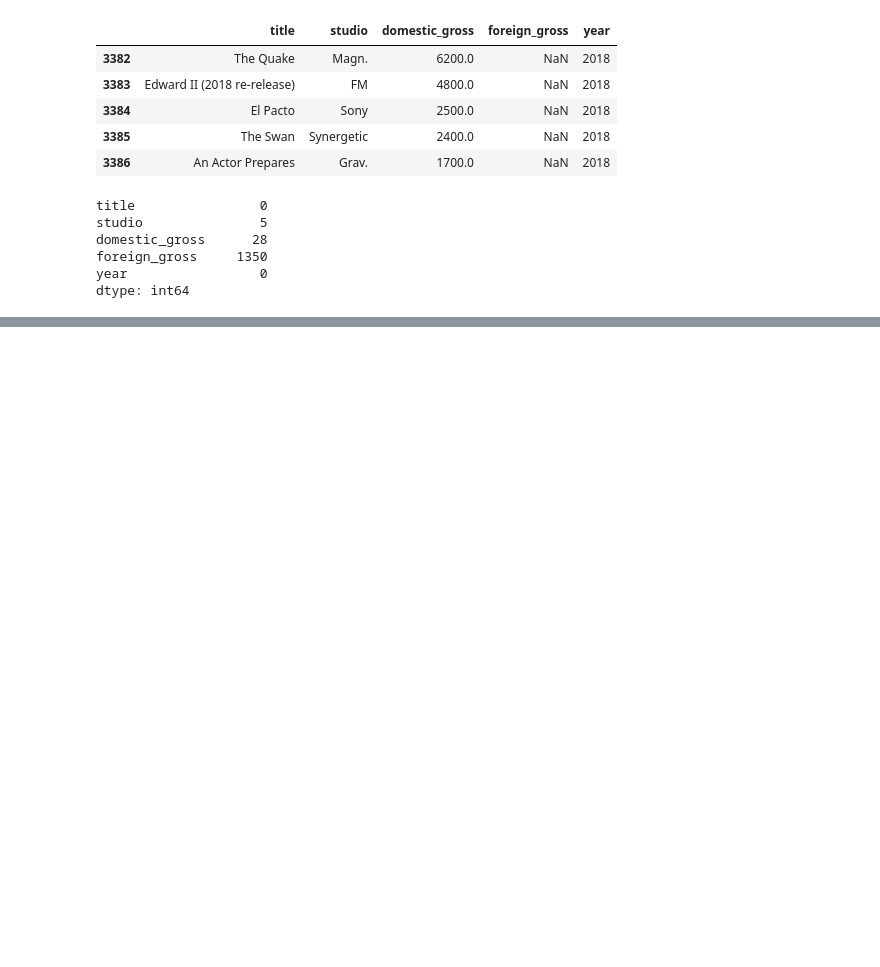
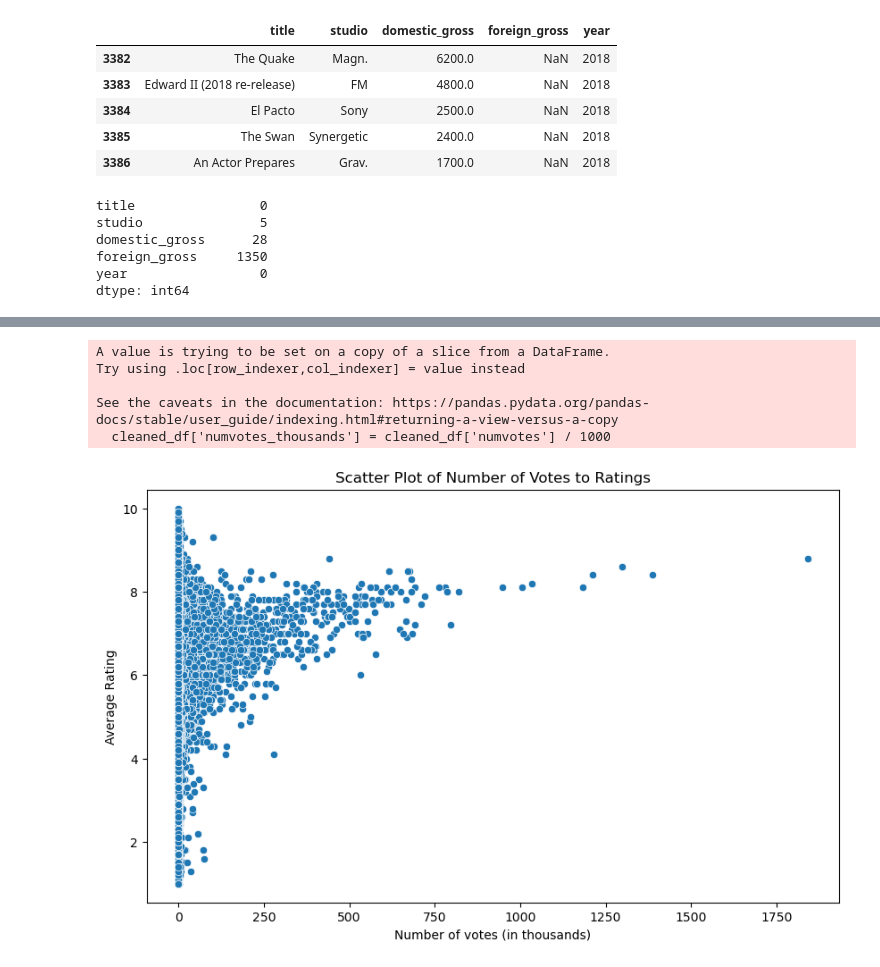
Before and after one commit to faith-watene/dsc-phase-2-project-v3, a Jupyter notebook: student.ipynb, the cells around one changed output, grey strips where cells are left out. Cells and saved outputs as stored; diff of their text form; code cells hidden in the pictures; blank space fills up the shorter version.

```diff
--- a/student.ipynb
+++ b/student.ipynb
@@ -157,0 +268,3 @@ dtype: int64
+# %%
+# Convert numvotes column to float data type
+cleaned_df['numvotes'] = cleaned_df['numvotes'].astype(float)
@@ -157,0 +296,17 @@ dtype: int64
+# %%
+#first for clear reading
+cleaned_df['numvotes_thousands'] = cleaned_df['numvotes'] / 1000
+plt.figure(figsize=(10, 6))
+# so does number of votes affect the ratings
+sns.scatterplot(x='numvotes_thousands', y='averagerating', data=cleaned_df)
+plt.title('Scatter Plot of Number of Votes to Ratings')
+plt.xlabel('Number of votes (in thousands)')
+plt.ylabel('Average Rating')
+plt.show()
+# %% [output]
+A value is trying to be set on a copy of a slice from a DataFrame.
+Try using .loc[row_indexer,col_indexer] = value instead
+
+See the caveats in the documentation: https://pandas.pydata.org/pandas-docs/stable/user_guide/indexing.html#returning-a-view-versus-a-copy
+  cleaned_df['numvotes_thousands'] = cleaned_df['numvotes'] / 1000
+[figure, added]
```
Also changed, not shown: parts of 17 cells of this notebook.
